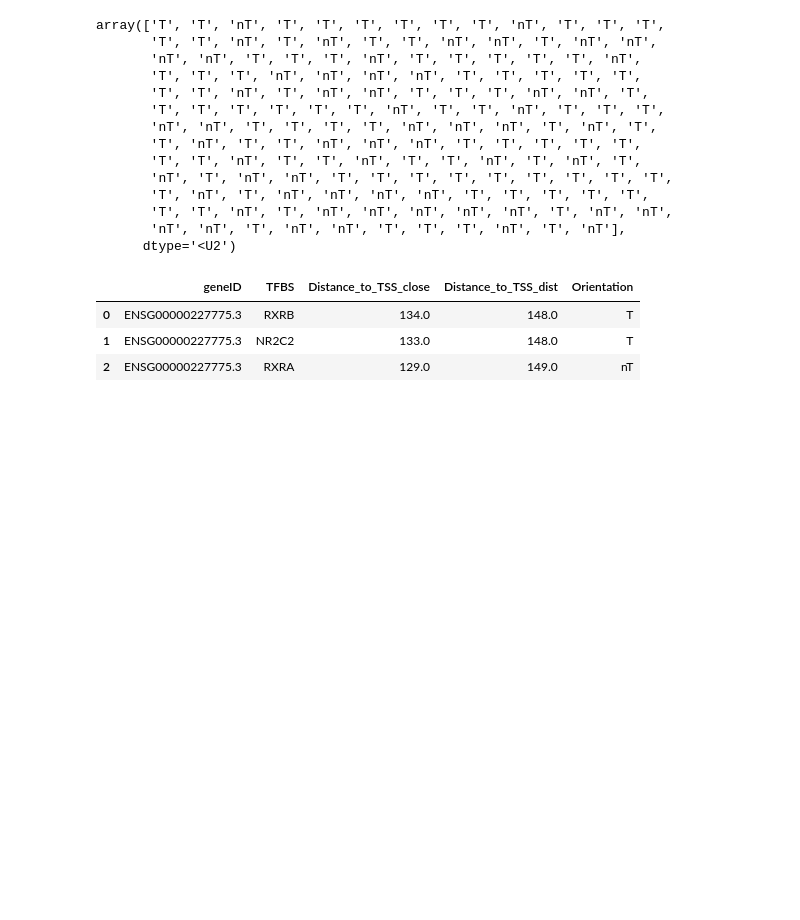
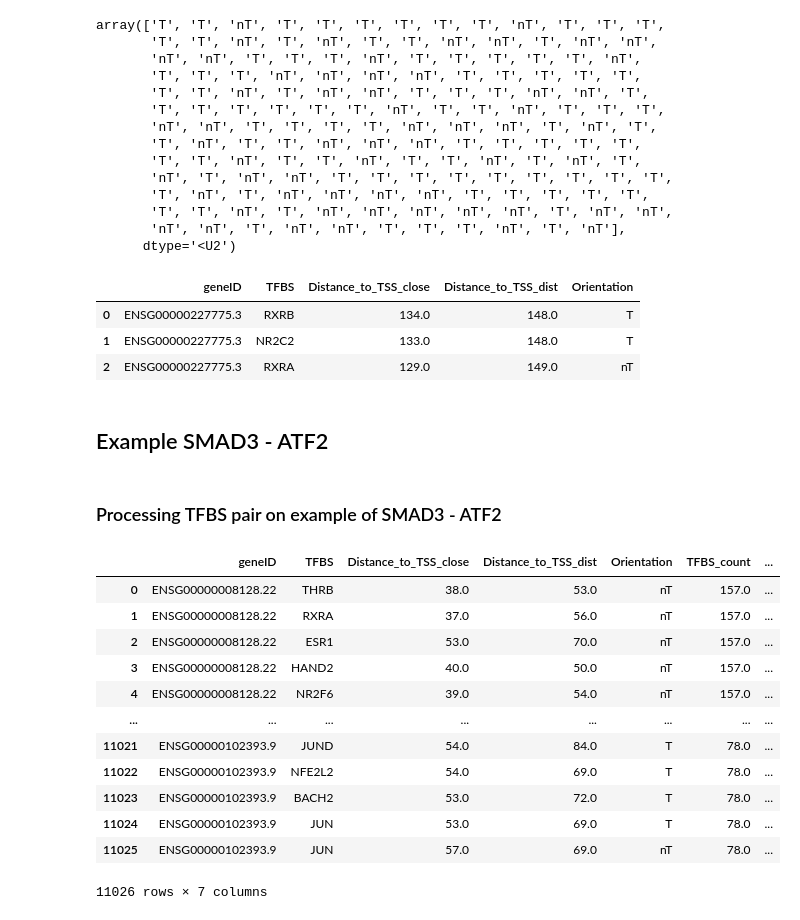
Before and after one commit to JulianMeigen/Bachelor, a Jupyter notebook: 4_Processing_TFBS_Combinations/TFBS_Combinations.ipynb, the cells around one changed output. Saved outputs shown, nothing was run; the diff lists cells and outputs as text; code cells hidden in the pictures; blank space fills up the shorter version.

```diff
--- a/4_Processing_TFBS_Combinations/TFBS_Combinations.ipynb
+++ b/4_Processing_TFBS_Combinations/TFBS_Combinations.ipynb
@@ -170,10 +170,15 @@ def get_information_for_singel_tfbs_set(BedTool_Interval):
     tfbs_strand = np.array(BedTool_Interval.fields[9].split(","))
     tfbs_strand_orientation = np.array(["nT" if i==BedTool_Interval.fields[5] else "T" for i in tfbs_strand])
 
-    # Generate a numpy array, that contains the GeneID, necessary for additional functions
+    # Generate a numpy array, that contains the GeneID, necessary for additional functions. Its a array with the same length as the other, but all containting the same GeneID.
     geneID = np.array([BedTool_Interval.fields[3] for i in range(len(tfbs_arr))])
 
-    return geneID, tfbs_arr, tfbs_close_tss_arr, tfbs_dist_tss_arr, tfbs_strand_orientation
+    # Generate a numpy array, that contains the count of all tfbs. Its a array with the same length as the other, but all containting the same tfbs count.
+    tfbs_count = np.array([len(tfbs_arr)+1 for i in range(len(tfbs_arr))])
+    # Generate a numpy array, that contains the count of all unqiue tfbs.(s.o)
+    tfbs_unique_count = np.array([len(np.unique(tfbs_arr))+1 for i in range(len(tfbs_arr))])
+
+    return geneID, tfbs_arr, tfbs_close_tss_arr, tfbs_dist_tss_arr, tfbs_strand_orientation, tfbs_count, tfbs_unique_count
 # %%
 *_, strand = get_information_for_singel_tfbs_set(test_int)
 strand
@@ -194,22 +199,35 @@ array(['T', 'T', 'nT', 'T', 'T', 'T', 'T', 'T', 'T', 'nT', 'T', 'T', 'T',
       dtype='<U2')
 # %%
 def expand_tfbs_information_to_df(BedTool):
+    # Information for Promotor/Gene. Will be the same for all TFBS in one Region
     geneID_all = np.array([])
+
+    # Information about specific TFBS, such as name, tss-distance and orientation
     tfbs_all = np.array([])
     tfbs_close_tss_all = np.array([])
     tfbs_dist_tss_all = np.array([])
     tfbs_orientation_all = np.array([])
 
+    # Meta-Information about all TFBSs in one promotor region. Will be the same for each geneID.
+    tfbs_count_all = np.array([])
+    tfbs_unique_count_all =np.array([])
+
     for BedTool_Interval in BedTool:
-        geneID, tfbs_arr, tfbs_close_tss_arr, tfbs_dist_tss_arr, tfbs_orientation = get_information_for_singel_tfbs_set(BedTool_Interval)
+        # Extracting information about one Promotor. Each Promotor returning array with the length of the tfbs-count.
+        geneID, tfbs_arr, tfbs_close_tss_arr, tfbs_dist_tss_arr, tfbs_orientation, tfbs_count, tfbs_unique_count = get_information_for_singel_tfbs_set(BedTool_Interval)
+
+        # Appending  the _all arrays. Every array will be a DataFrame column later on.
         geneID_all = np.append(geneID_all, geneID)
         tfbs_all = np.append(tfbs_all, tfbs_arr)
         tfbs_close_tss_all = np.append(tfbs_close_tss_all, tfbs_close_tss_arr)
         tfbs_dist_tss_all = np.append(tfbs_dist_tss_all, tfbs_dist_tss_arr)
         tfbs_orientation_all = np.append(tfbs_orientation_all, tfbs_orientation)
+        tfbs_count_all = np.append(tfbs_count_all, tfbs_count)
+        tfbs_unique_count_all = np.append(tfbs_unique_count_all, tfbs_unique_count)
 
-
-    return pd.DataFrame({"geneID":geneID_all, "TFBS": tfbs_all, "Distance_to_TSS_close":tfbs_close_tss_all, "Distance_to_TSS_dist":tfbs_dist_tss_all, "Orientation": tfbs_orientation_all})
+    # Generating DataFrame with specific column names.
+    df = pd.DataFrame({"geneID":geneID_all, "TFBS": tfbs_all, "Distance_to_TSS_close":tfbs_close_tss_all, "Distance_to_TSS_dist":tfbs_dist_tss_all, "Orientation": tfbs_orientation_all, "TFBS_count":tfbs_count_all, "TFBS_count_unique": tfbs_unique_count_all})
+    return df
 # %%
 df_atf_smad = expand_tfbs_information_to_df(atf_smad_BedTool)
 # %%
@@ -219,3 +237,28 @@ df_atf_smad.head(3)
 | 0 | ENSG00000227775.3 | RXRB | 134.0 | 148.0 | T |
 | 1 | ENSG00000227775.3 | NR2C2 | 133.0 | 148.0 | T |
 | 2 | ENSG00000227775.3 | RXRA | 129.0 | 149.0 | nT |
+# %% [markdown]
+## Example SMAD3 - ATF2
+# %% [markdown]
+### Processing TFBS pair on example of SMAD3 - ATF2
+# %%
+tfbs_lst = ["SMAD3", "ATF2"]
+atf_smad_BedTool = data.filter(func_for_tfbs_subset, tfbs_lst).saveas()
+atf_smad_prot = filter_bed(atf_smad_BedTool, 10, "protein_coding").saveas()
+# %%
+df_atf_smad_prot = expand_tfbs_information_to_df(atf_smad_prot)
+df_atf_smad_prot
+# %% [output]
+|  | geneID | TFBS | Distance_to_TSS_close | Distance_to_TSS_dist | Orientation | TFBS_count | ... |
+| 0 | ENSG00000008128.22 | THRB | 38.0 | 53.0 | nT | 157.0 | ... |
+| 1 | ENSG00000008128.22 | RXRA | 37.0 | 56.0 | nT | 157.0 | ... |
+| 2 | ENSG00000008128.22 | ESR1 | 53.0 | 70.0 | nT | 157.0 | ... |
+| 3 | ENSG00000008128.22 | HAND2 | 40.0 | 50.0 | nT | 157.0 | ... |
+| 4 | ENSG00000008128.22 | NR2F6 | 39.0 | 54.0 | nT | 157.0 | ... |
+| ... | ... | ... | ... | ... | ... | ... | ... |
+| 11021 | ENSG00000102393.9 | JUND | 54.0 | 84.0 | T | 78.0 | ... |
+| 11022 | ENSG00000102393.9 | NFE2L2 | 54.0 | 69.0 | T | 78.0 | ... |
+| 11023 | ENSG00000102393.9 | BACH2 | 53.0 | 72.0 | T | 78.0 | ... |
+| 11024 | ENSG00000102393.9 | JUN | 53.0 | 69.0 | T | 78.0 | ... |
+| 11025 | ENSG00000102393.9 | JUN | 57.0 | 69.0 | nT | 78.0 | ... |
+11026 rows × 7 columns
```
Also changed, not shown: parts of 9 cells of this notebook, 2 other files.
